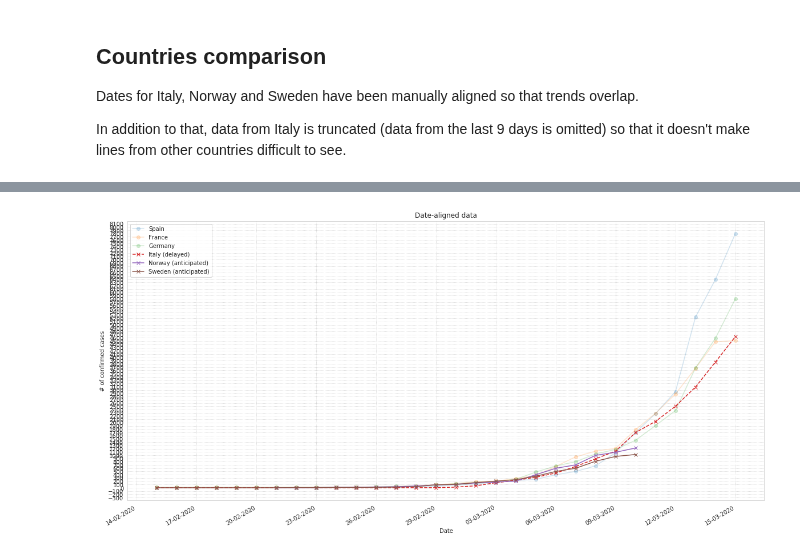
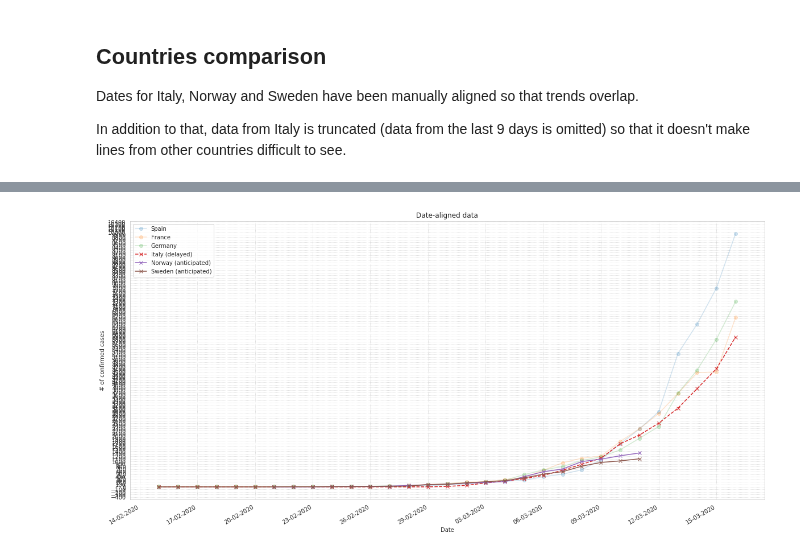
Before and after one commit to matteobarbieri/covid2019-data-analysis, a Jupyter notebook: notebooks/projections_covid2019_italy.ipynb, the cells around one changed output, grey strips where cells are left out. Saved outputs shown, nothing was run; the diff lists cells and outputs as text; code cells hidden in the pictures.

Commit message:
Daily data update

```diff
--- a/notebooks/projections_covid2019_italy.ipynb
+++ b/notebooks/projections_covid2019_italy.ipynb
@@ -245,4 +276,6 @@ def get_country_df(world_df, country_name):
 # %%
+from datetime import timedelta
+
 ax = plt.gca()
 
 sns.set_style("whitegrid", {'grid.linestyle': ':'})
@@ -265,40 +298,41 @@ for cc in countries_to_plot:
     c_df = c_df[c_df['Date'] > datetime(2020, 2,14).date()]
 
     c_df.plot(x='Date', y=["Confirmed"], figsize=(20,10), ax=ax, marker='o', alpha=0.2)
     pass
 
 italy_delayed = get_country_df(world_df, "Italy")
 italy_delayed = italy_delayed.iloc[:-9,:]
 
-# TODO THe number here must be changed daily
-# Adjust date
-italy_delayed['Date'] = list(get_country_df(world_df, "Spain")['Date'][-36:])
+spain_df = get_country_df(world_df, "Spain")
+italy_delayed['Date'] = list(spain_df[spain_df['Date'] >= datetime(2020, 2, 9).date()]['Date'])
 
-# TODO THe dates here must be changed daily
+# Update date dynamically
+end_date_skandinavia = (datetime.today() - timedelta(days=6)).date().strftime("%m-%d-%Y")
+
 norway_anticipated = get_country_df(world_df, "Norway")
-norway_anticipated['Date'] = pd.date_range(end="03-10-2020", periods=len(norway_anticipated))
+norway_anticipated['Date'] = pd.date_range(end=end_date_skandinavia, periods=len(norway_anticipated))
 
 sweden_anticipated = get_country_df(world_df, "Sweden")
-sweden_anticipated['Date'] = pd.date_range(end="03-10-2020", periods=len(sweden_anticipated))
+sweden_anticipated['Date'] = pd.date_range(end=end_date_skandinavia, periods=len(sweden_anticipated))
 
 # Plot adjusted countries
 italy_delayed = italy_delayed[italy_delayed['Date'] > datetime(2020, 2,14).date()]
 italy_delayed.plot(x='Date', y=["Confirmed"], figsize=(20,10), ax=ax, marker='x', ls="--")
 
 norway_anticipated = norway_anticipated[norway_anticipated['Date'] > "2020-02-14"]
 sweden_anticipated = sweden_anticipated[sweden_anticipated['Date'] > "2020-02-14"]
 
 norway_anticipated.plot(x='Date', y=["Confirmed"], figsize=(20,10), ax=ax, marker='x')
 sweden_anticipated.plot(x='Date', y=["Confirmed"], figsize=(20,10), ax=ax, marker='x')
 
 ax.legend(countries_to_plot + ['Italy (delayed)', 'Norway (anticipated)', 'Sweden (anticipated)'])
 ax.set_ylabel("# of confirmed cases")
 
 plt.title("Date-aligned data");
 
 plt.savefig("europe_aligned_dates.png");
 # %% [output]
-[figure, old version]
+[figure, new version]
 # %%
 get_country_df(world_df, "Spain").tail()
 # %% [output]
```
Also changed, not shown: parts of 9 cells of this notebook, 7 other files.
